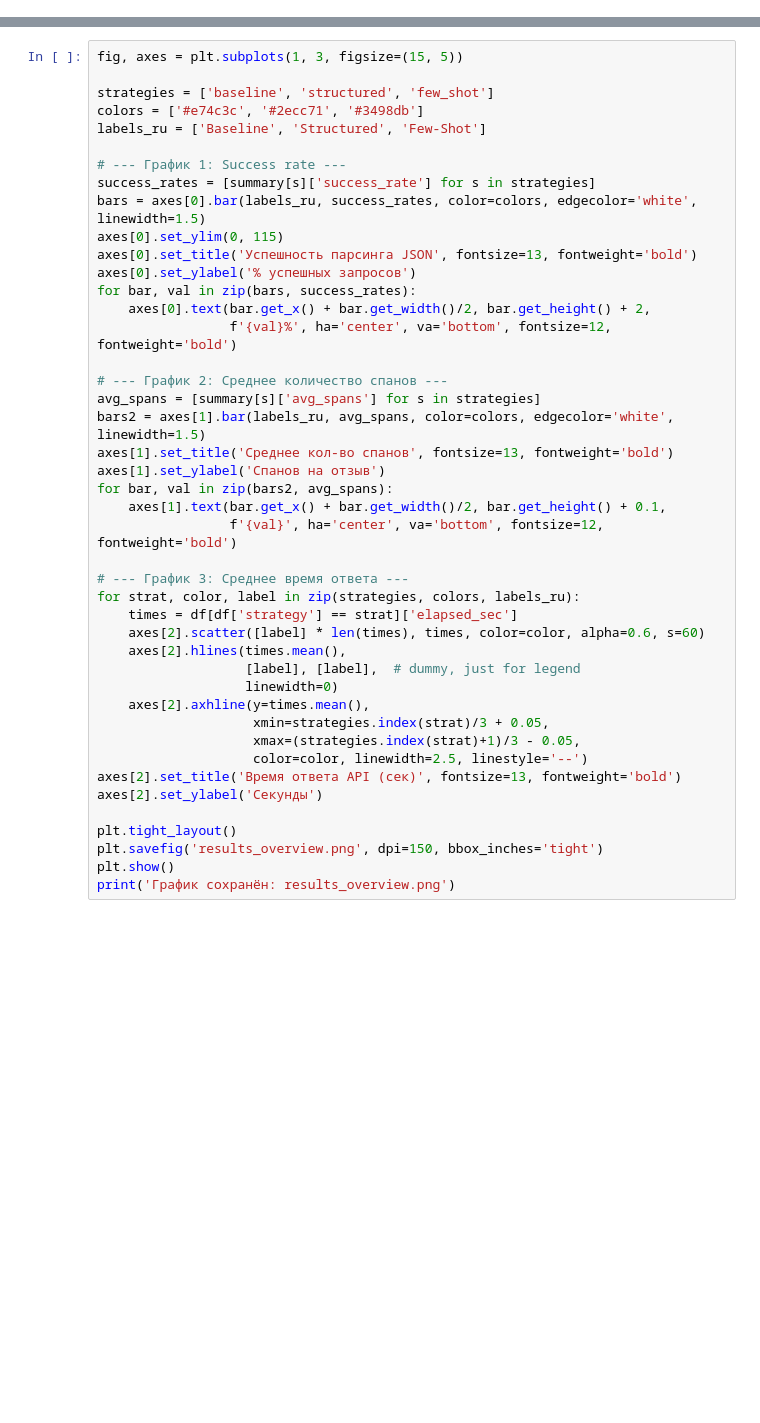
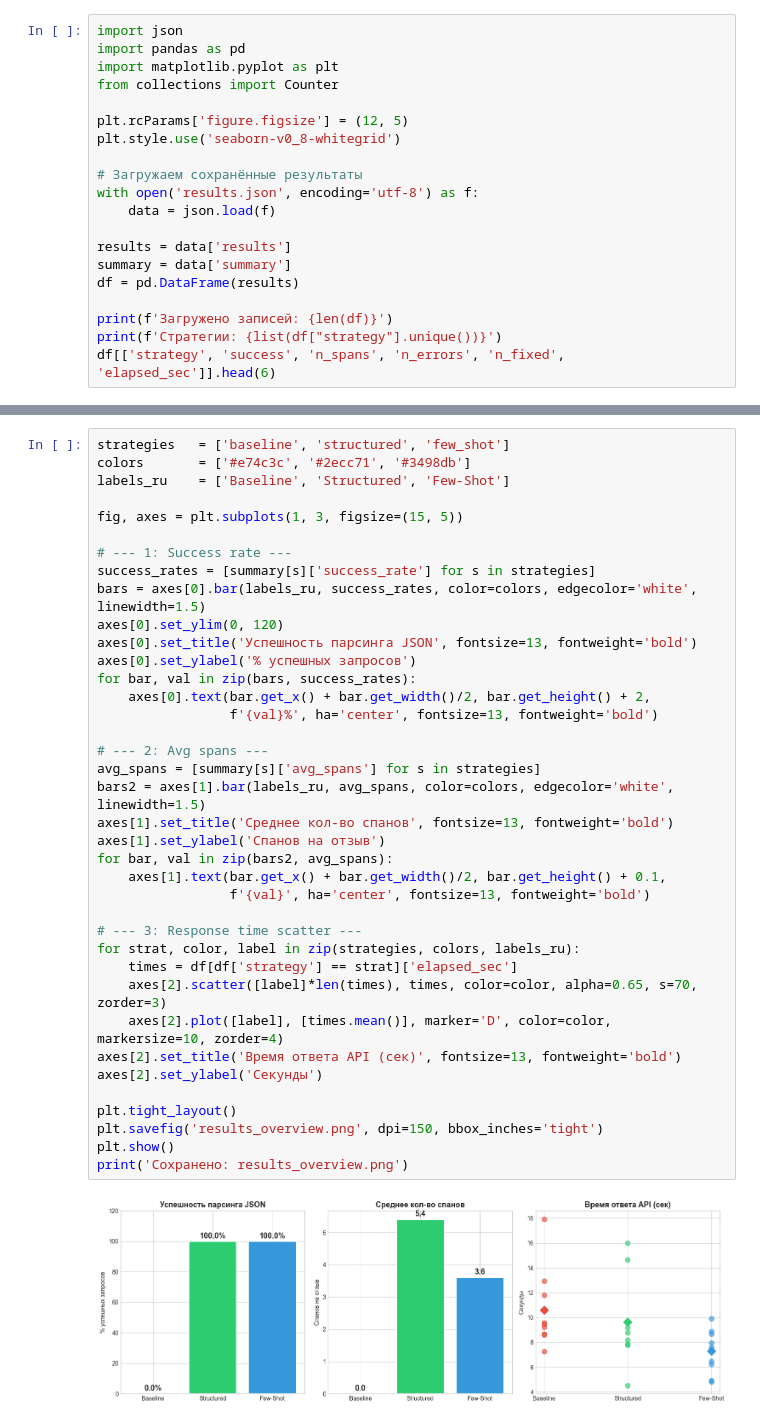
Before and after one commit to yfaizrahmanova/tguai-segmenter, a Jupyter notebook: analysis.ipynb, the cells around one changed output, grey strips where cells are left out. Saved outputs shown, nothing was run; the diff lists cells and outputs as text; blank space fills up the shorter version.

Commit message:
Add executed notebook with 4 charts and experiment results (30 samples)

```diff
--- a/analysis.ipynb
+++ b/analysis.ipynb
@@ -46,0 +10,20 @@ df.head(3)
+# %%
+import json
+import pandas as pd
+import matplotlib.pyplot as plt
+from collections import Counter
+
+plt.rcParams['figure.figsize'] = (12, 5)
+plt.style.use('seaborn-v0_8-whitegrid')
+
+# Загружаем сохранённые результаты
+with open('results.json', encoding='utf-8') as f:
+    data = json.load(f)
+
+results = data['results']
+summary = data['summary']
+df = pd.DataFrame(results)
+
+print(f'Загружено записей: {len(df)}')
+print(f'Стратегии: {list(df["strategy"].unique())}')
+df[['strategy', 'success', 'n_spans', 'n_errors', 'n_fixed', 'elapsed_sec']].head(6)
@@ -47,44 +42,40 @@ df.head(3)
 # %%
+strategies   = ['baseline', 'structured', 'few_shot']
+colors       = ['#e74c3c', '#2ecc71', '#3498db']
+labels_ru    = ['Baseline', 'Structured', 'Few-Shot']
+
 fig, axes = plt.subplots(1, 3, figsize=(15, 5))
 
-strategies = ['baseline', 'structured', 'few_shot']
-colors = ['#e74c3c', '#2ecc71', '#3498db']
-labels_ru = ['Baseline', 'Structured', 'Few-Shot']
-
-# --- График 1: Success rate ---
+# --- 1: Success rate ---
 success_rates = [summary[s]['success_rate'] for s in strategies]
 bars = axes[0].bar(labels_ru, success_rates, color=colors, edgecolor='white', linewidth=1.5)
-axes[0].set_ylim(0, 115)
+axes[0].set_ylim(0, 120)
 axes[0].set_title('Успешность парсинга JSON', fontsize=13, fontweight='bold')
 axes[0].set_ylabel('% успешных запросов')
 for bar, val in zip(bars, success_rates):
     axes[0].text(bar.get_x() + bar.get_width()/2, bar.get_height() + 2,
-                 f'{val}%', ha='center', va='bottom', fontsize=12, fontweight='bold')
+                 f'{val}%', ha='center', fontsize=13, fontweight='bold')
 
-# --- График 2: Среднее количество спанов ---
+# --- 2: Avg spans ---
 avg_spans = [summary[s]['avg_spans'] for s in strategies]
 bars2 = axes[1].bar(labels_ru, avg_spans, color=colors, edgecolor='white', linewidth=1.5)
 axes[1].set_title('Среднее кол-во спанов', fontsize=13, fontweight='bold')
 axes[1].set_ylabel('Спанов на отзыв')
 for bar, val in zip(bars2, avg_spans):
     axes[1].text(bar.get_x() + bar.get_width()/2, bar.get_height() + 0.1,
-                 f'{val}', ha='center', va='bottom', fontsize=12, fontweight='bold')
+                 f'{val}', ha='center', fontsize=13, fontweight='bold')
 
-# --- График 3: Среднее время ответа ---
+# --- 3: Response time scatter ---
 for strat, color, label in zip(strategies, colors, labels_ru):
     times = df[df['strategy'] == strat]['elapsed_sec']
-    axes[2].scatter([label] * len(times), times, color=color, alpha=0.6, s=60)
-    axes[2].hlines(times.mean(),
-                   [label], [label],  # dummy, just for legend
-                   linewidth=0)
-    axes[2].axhline(y=times.mean(),
-                    xmin=strategies.index(strat)/3 + 0.05,
-                    xmax=(strategies.index(strat)+1)/3 - 0.05,
-                    color=color, linewidth=2.5, linestyle='--')
+    axes[2].scatter([label]*len(times), times, color=color, alpha=0.65, s=70, zorder=3)
+    axes[2].plot([label], [times.mean()], marker='D', color=color, markersize=10, zorder=4)
 axes[2].set_title('Время ответа API (сек)', fontsize=13, fontweight='bold')
 axes[2].set_ylabel('Секунды')
 
 plt.tight_layout()
 plt.savefig('results_overview.png', dpi=150, bbox_inches='tight')
 plt.show()
-print('График сохранён: results_overview.png')
+print('Сохранено: results_overview.png')
+# %% [output]
+[figure, added]
```
Also changed, not shown: parts of 21 cells of this notebook, 5 other files.
